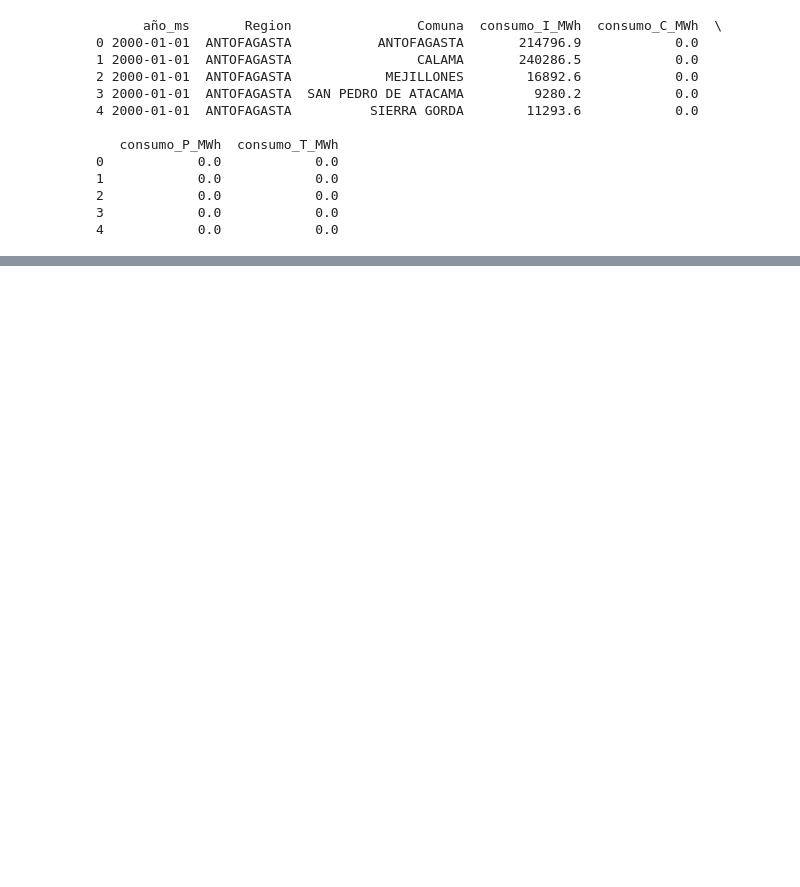
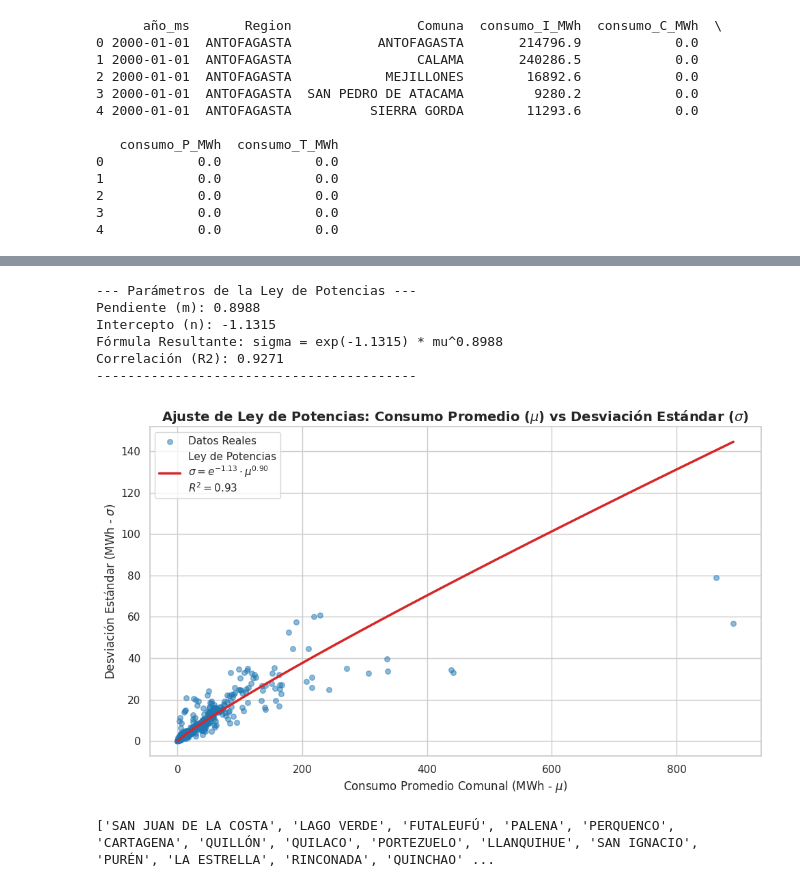
Before and after one commit to FCR-CSET-Merlin/MERLIN_EDM, a Jupyter notebook: prototipo_3/notebooks/se_shares.ipynb, the cells around one changed output, grey strips where cells are left out. Cells and saved outputs as stored; diff of their text form; code cells hidden in the pictures; blank space fills up the shorter version.

```diff
--- a/prototipo_3/notebooks/se_shares.ipynb
+++ b/prototipo_3/notebooks/se_shares.ipynb
@@ -443,0 +617,78 @@ print(df_consumo_libres.head())
+# %%
+# 1. Aseguramos que tenemos los logaritmos calculados
+df_stats['log_sigma'] = np.log(df_stats['sigma_comuna'])
+df_stats['log_mu'] = np.log(df_stats['mu_comuna'])
+
+# 2. Extraer los parámetros 'm' (pendiente) y 'n' (intercepto) usando linregress
+# Esto ajusta la recta: log_sigma = m * log_mu + n
+slope, intercept, r_value, p_value, std_err = linregress(df_stats['log_mu'], df_stats['log_sigma'])
+
+m = slope
+n = intercept
+r_potencia = r_value
+
+print(f"--- Parámetros de la Ley de Potencias ---")
+print(f"Pendiente (m): {m:.4f}")
+print(f"Intercepto (n): {n:.4f}")
+print(f"Fórmula Resultante: sigma = exp({n:.4f}) * mu^{m:.4f}")
+print(f"Correlación (R2): {r_potencia**2:.4f}")
+print(f"-----------------------------------------")
+
+# ==========================================
+# 3. GRAFICAR EN ESCALA ORIGINAL (mu vs sigma)
+# ==========================================
+
+sns.set_theme(style="whitegrid")
+plt.figure(figsize=(10, 6))
+
+# A. Graficar los datos reales (Puntos)
+plt.scatter(
+    df_stats['mu_comuna'],
+    df_stats['sigma_comuna'],
+    alpha=0.5,
+    color='#1f77b4',
+    s=30,
+    label='Datos Reales'
+)
+
+# B. Construir y graficar la curva teórica (Ley de Potencias)
+# Generamos un vector de X (mu) continuo desde el valor mínimo al máximo
+mu_range = np.linspace(df_stats['mu_comuna'].min(), df_stats['mu_comuna'].max(), 500)
+
+# Aplicamos la fórmula: sigma = exp(n) * mu^m
+sigma_pred = np.exp(n) * (mu_range ** m)
+
+# Trazamos la línea
+plt.plot(
+    mu_range,
+    sigma_pred,
+    color='#d62728',
+    linewidth=2.5,
+    label=f'Ley de Potencias\n$\sigma = e^{{{n:.2f}}} \cdot \mu^{{{m:.2f}}}$\n$R^2 = {r_potencia**2:.2f}$'
+)
+
+# Personalización del gráfico
+plt.title('Ajuste de Ley de Potencias: Consumo Promedio ($\mu$) vs Desviación Estándar ($\sigma$)',
+          fontsize=14, fontweight='bold')
+plt.xlabel('Consumo Promedio Comunal (MWh - $\mu$)', fontsize=12)
+plt.ylabel('Desviación Estándar (MWh - $\sigma$)', fontsize=12)
+plt.legend(fontsize=11)
+plt.tight_layout()
+
+# Mostrar el gráfico
+plt.show()
+# %% [output]
+--- Parámetros de la Ley de Potencias ---
+Pendiente (m): 0.8988
+Intercepto (n): -1.1315
+Fórmula Resultante: sigma = exp(-1.1315) * mu^0.8988
+Correlación (R2): 0.9271
+-----------------------------------------
+[figure, added]
+# %%
+lst1 = df_stats["comuna"].unique().tolist()
+lst2 = filtered_df1["comuna"].unique().tolist()
+diff = list(set(lst2) - set(lst1))
+print(diff)
+# %% [output]
+['SAN JUAN DE LA COSTA', 'LAGO VERDE', 'FUTALEUFÚ', 'PALENA', 'PERQUENCO', 'CARTAGENA', 'QUILLÓN', 'QUILACO', 'PORTEZUELO', 'LLANQUIHUE', 'SAN IGNACIO', 'PURÉN', 'LA ESTRELLA', 'RINCONADA', 'QUINCHAO' ...
```
Also changed, not shown: parts of 14 cells of this notebook.
